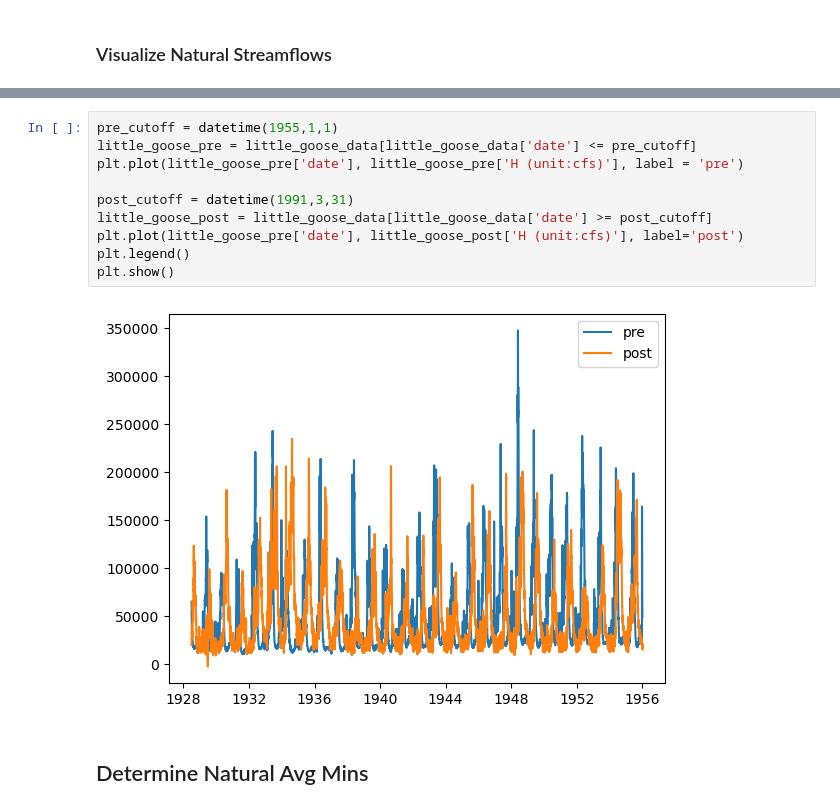
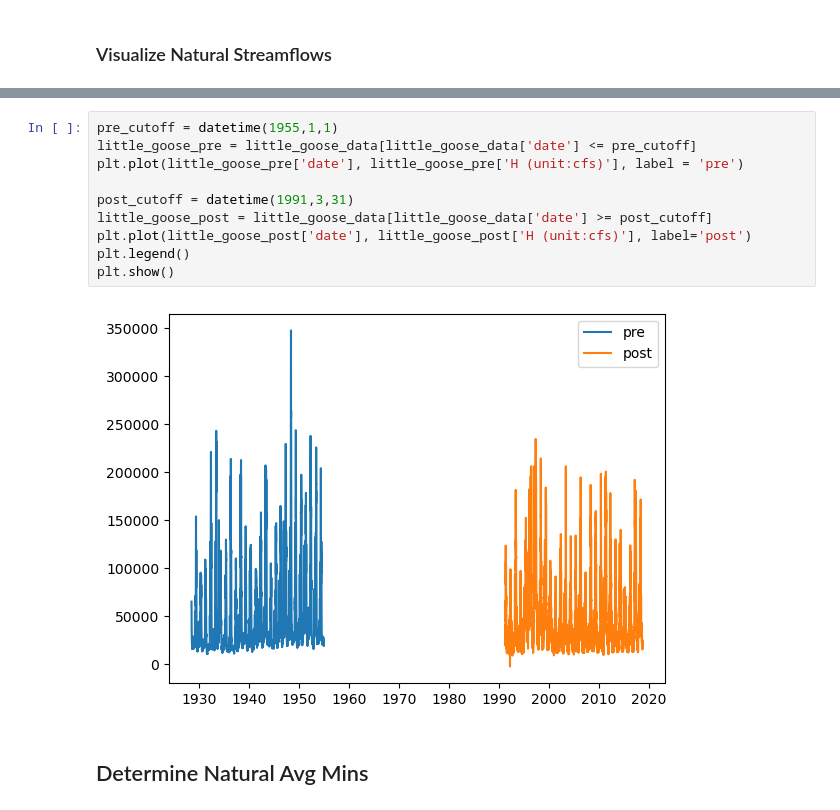
Before and after one commit to clairewang23/columbia_river_model, a Jupyter notebook: reservoir_data_testing.ipynb, the cells around one changed output, grey strips where cells are left out. Saved outputs shown, nothing was run; the diff lists cells and outputs as text.

```diff
--- a/reservoir_data_testing.ipynb
+++ b/reservoir_data_testing.ipynb
@@ -107,15 +107,15 @@ plt.show()
 # %%
 pre_cutoff = datetime(1955,1,1)
 little_goose_pre = little_goose_data[little_goose_data['date'] <= pre_cutoff]
 plt.plot(little_goose_pre['date'], little_goose_pre['H (unit:cfs)'], label = 'pre')
 
 post_cutoff = datetime(1991,3,31)
 little_goose_post = little_goose_data[little_goose_data['date'] >= post_cutoff]
-plt.plot(little_goose_pre['date'], little_goose_post['H (unit:cfs)'], label='post')
+plt.plot(little_goose_post['date'], little_goose_post['H (unit:cfs)'], label='post')
 plt.legend()
 plt.show()
 # %% [output]
-[figure, old version]
+[figure, new version]
 # %% [markdown]
 ## Determine Natural Avg Mins
 # %%
```
Also changed, not shown: parts of 5 cells of this notebook, 1 other file.
